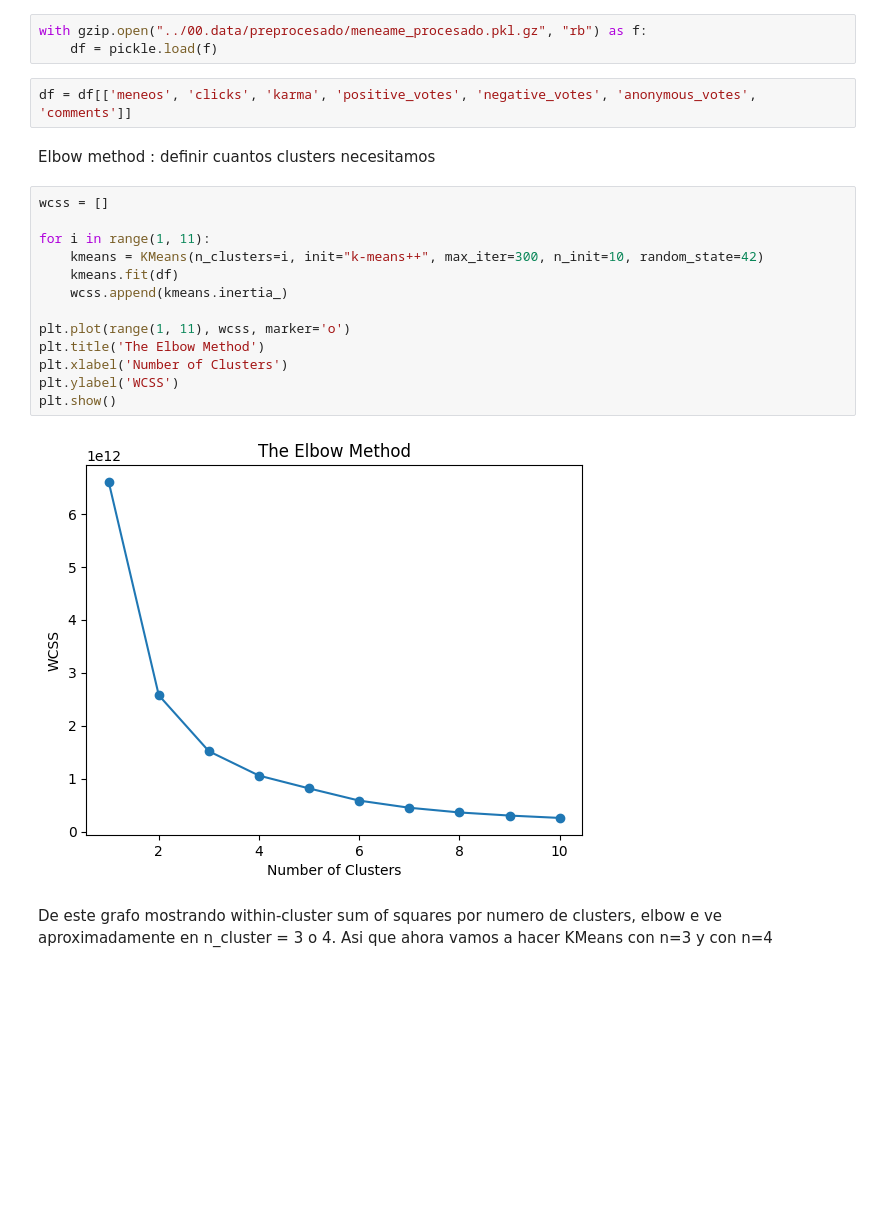
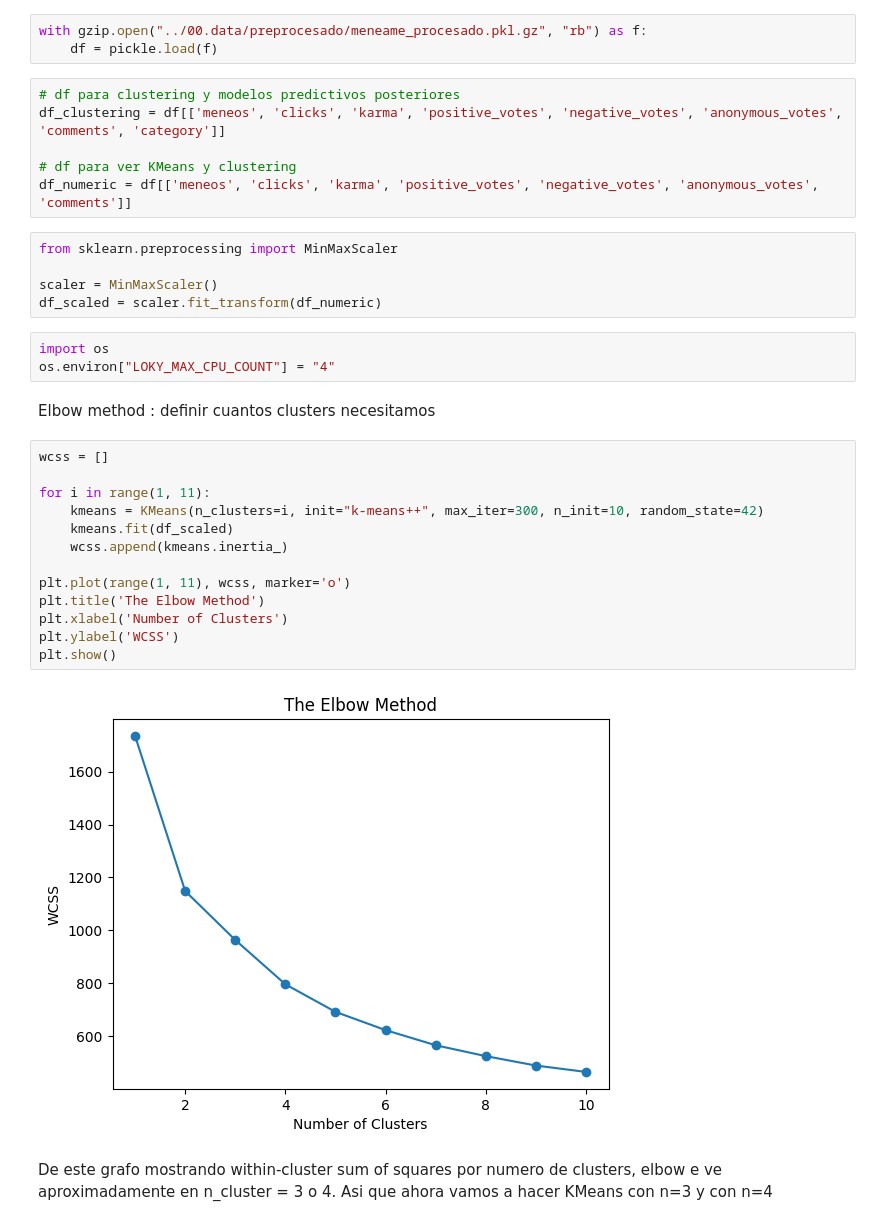
Before and after one commit to LucijaBrcic/Analisis-de-noticias, a Jupyter notebook: src/03.EDA/Clustering_new.ipynb, the cells around one changed output. Drawn from its saved outputs; the diff is of its cells as text; blank space fills up the shorter version.

Commit message:
clustering_new continuado (WIP)

```diff
--- a/src/03.EDA/Clustering_new.ipynb
+++ b/src/03.EDA/Clustering_new.ipynb
@@ -9,25 +9,37 @@ from sklearn.cluster import DBSCAN
 # %%
 with gzip.open("../00.data/preprocesado/meneame_procesado.pkl.gz", "rb") as f:
     df = pickle.load(f)
-# %%
-df = df[['meneos', 'clicks', 'karma', 'positive_votes', 'negative_votes', 'anonymous_votes', 'comments']]
+# %%
+# df para clustering y modelos predictivos posteriores
+df_clustering = df[['meneos', 'clicks', 'karma', 'positive_votes', 'negative_votes', 'anonymous_votes', 'comments', 'category']]
+
+# df para ver KMeans y clustering
+df_numeric = df[['meneos', 'clicks', 'karma', 'positive_votes', 'negative_votes', 'anonymous_votes', 'comments']]
+# %%
+from sklearn.preprocessing import MinMaxScaler
+
+scaler = MinMaxScaler()
+df_scaled = scaler.fit_transform(df_numeric)
+# %%
+import os
+os.environ["LOKY_MAX_CPU_COUNT"] = "4"
 # %% [markdown]
 Elbow  method : definir cuantos clusters necesitamos
 # %%
 wcss = []
 
 for i in range(1, 11):
     kmeans = KMeans(n_clusters=i, init="k-means++", max_iter=300, n_init=10, random_state=42)
-    kmeans.fit(df)
+    kmeans.fit(df_scaled)
     wcss.append(kmeans.inertia_)
 
 plt.plot(range(1, 11), wcss, marker='o')
 plt.title('The Elbow Method')
 plt.xlabel('Number of Clusters')
 plt.ylabel('WCSS')
 plt.show()
 # %% [output]
-[figure, old version]
+[figure, new version]
 # %% [markdown]
 De este grafo mostrando within-cluster sum of squares por numero de clusters, elbow e ve aproximadamente en n_cluster = 3 o 4. Asi que ahora vamos a hacer KMeans con n=3 y con n=4
 # %%
```
Also changed, not shown: parts of 29 cells of this notebook.
